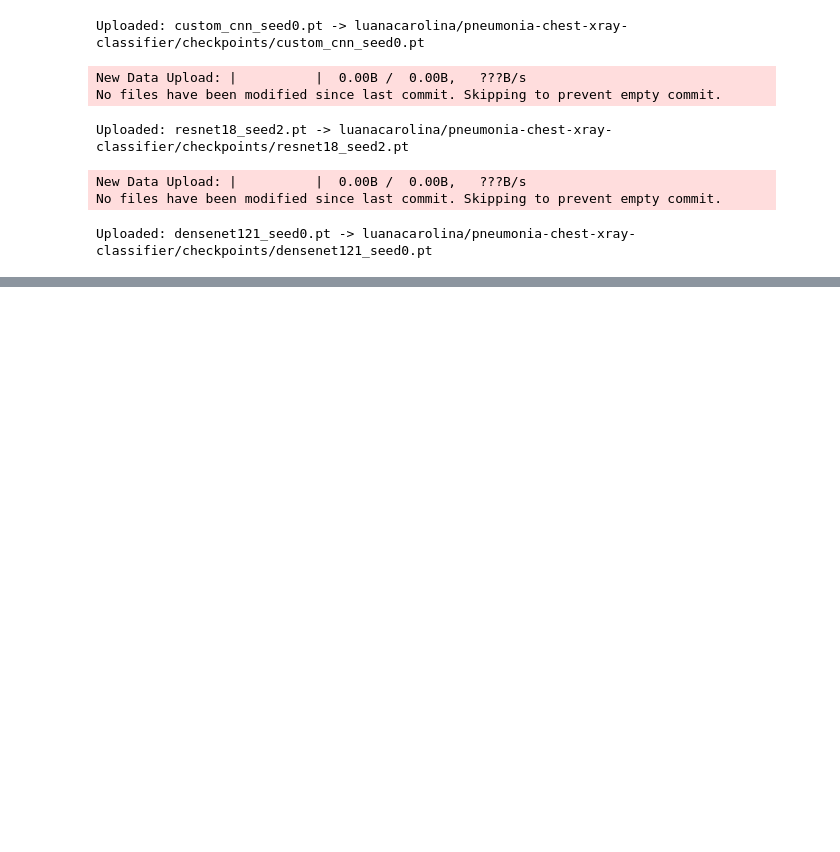
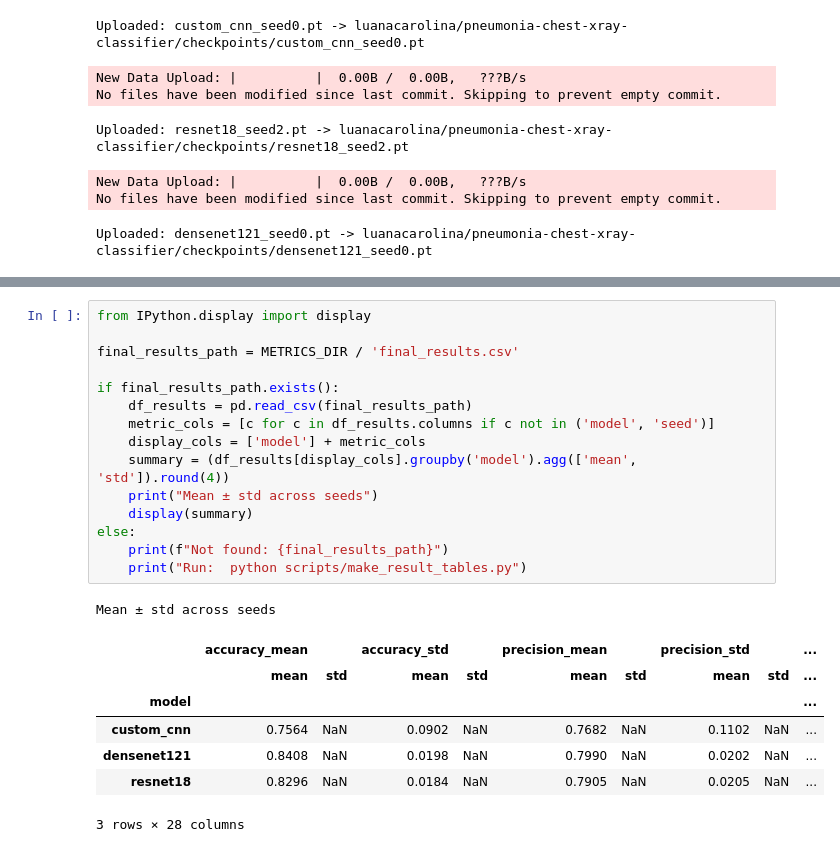
Before and after one commit to luanacarolinareis/caa-project, a Jupyter notebook: notebooks/01_final_experiments.ipynb, the cells around one changed output, grey strips where cells are left out. Cells and saved outputs as stored; diff of their text form; blank space fills up the shorter version.

```diff
--- a/notebooks/01_final_experiments.ipynb
+++ b/notebooks/01_final_experiments.ipynb
@@ -189,0 +196,24 @@ Uploaded: densenet121_seed0.pt -> luanacarolina/pneumonia-chest-xray-classifier/
+# %%
+from IPython.display import display
+
+final_results_path = METRICS_DIR / 'final_results.csv'
+
+if final_results_path.exists():
+    df_results = pd.read_csv(final_results_path)
+    metric_cols = [c for c in df_results.columns if c not in ('model', 'seed')]
+    display_cols = ['model'] + metric_cols
+    summary = (df_results[display_cols].groupby('model').agg(['mean', 'std']).round(4))
+    print("Mean ± std across seeds")
+    display(summary)
+else:
+    print(f"Not found: {final_results_path}")
+    print("Run:  python scripts/make_result_tables.py")
+# %% [output]
+Mean ± std across seeds
+|  | accuracy_mean |  | accuracy_std |  | precision_mean |  | precision_std |  | ... |
+|  | mean | std | mean | std | mean | std | mean | std | ... |
+| model |  |  |  |  |  |  |  |  | ... |
+| custom_cnn | 0.7564 | NaN | 0.0902 | NaN | 0.7682 | NaN | 0.1102 | NaN | ... |
+| densenet121 | 0.8408 | NaN | 0.0198 | NaN | 0.7990 | NaN | 0.0202 | NaN | ... |
+| resnet18 | 0.8296 | NaN | 0.0184 | NaN | 0.7905 | NaN | 0.0205 | NaN | ... |
+3 rows × 28 columns
```
Also changed, not shown: parts of 6 cells of this notebook, 12 other files.
